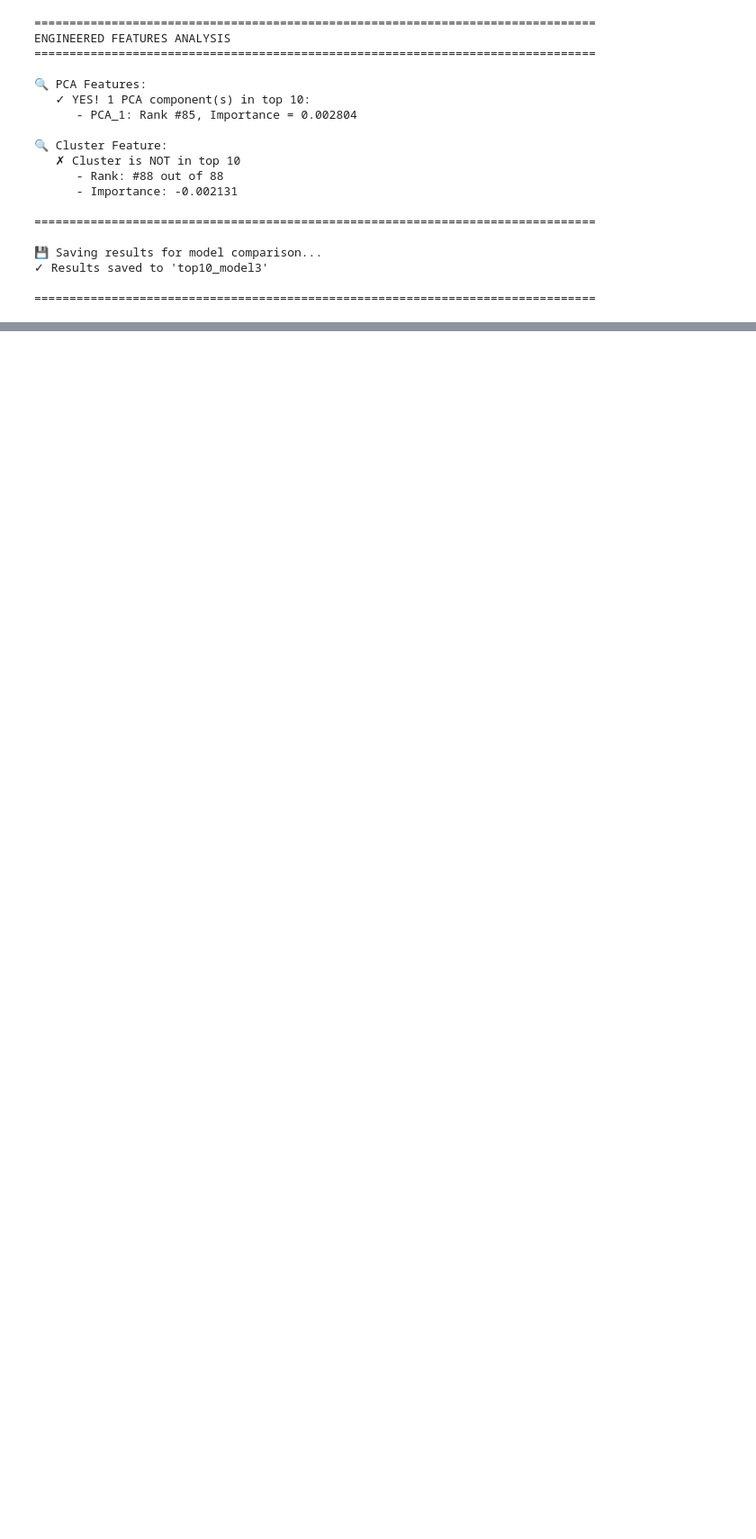
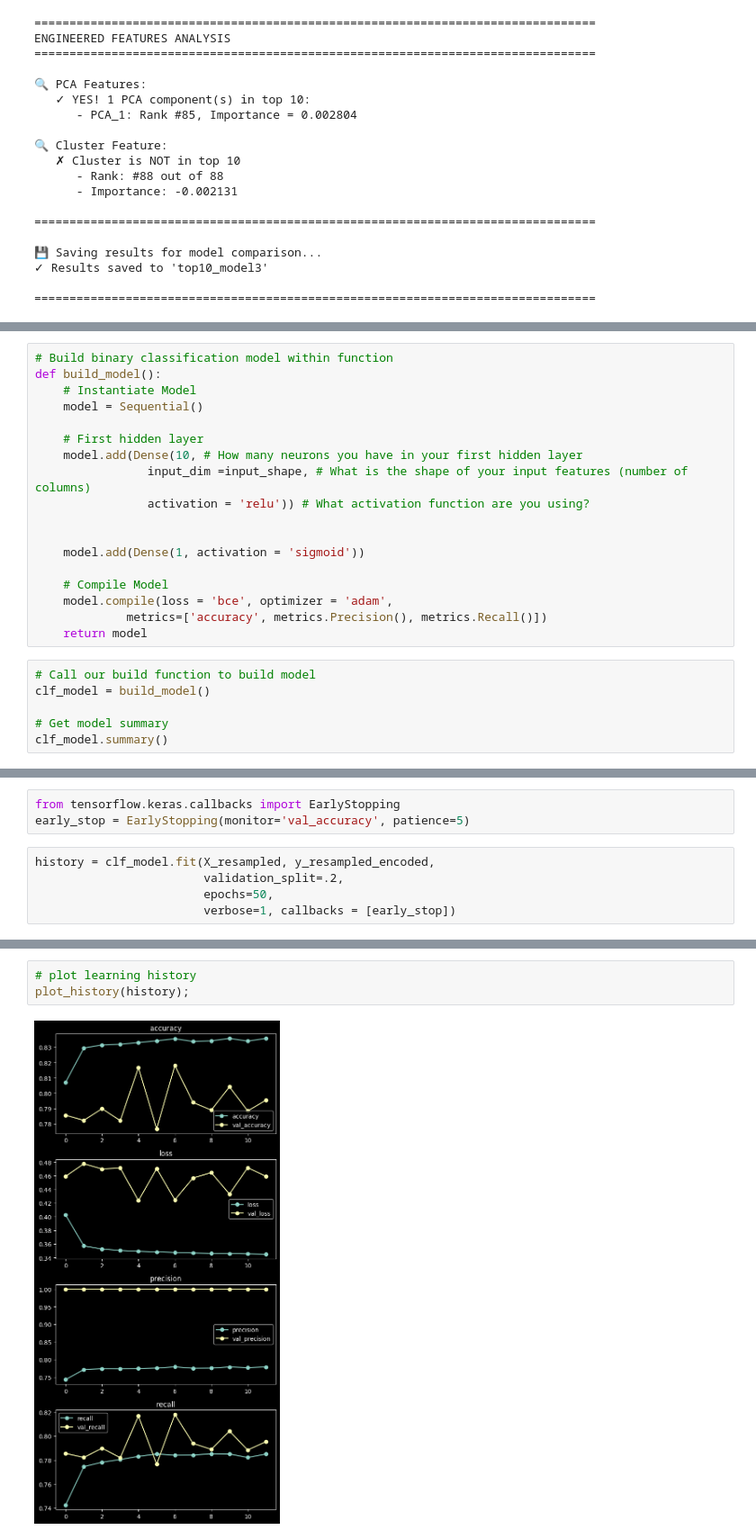
Before and after one commit to basharbayatna/Adult_Income-, a Jupyter notebook: Adult_Income.ipynb, the cells around one changed output, grey strips where cells are left out. Shown at 90% size. Cells and saved outputs as stored; diff of their text form; blank space fills up the shorter version.

```diff
--- a/Adult_Income.ipynb
+++ b/Adult_Income.ipynb
@@ -1554,0 +1614,24 @@ ENGINEERED FEATURES ANALYSIS
+# %%
+# Build binary classification model within function
+def build_model():
+    # Instantiate Model
+    model = Sequential()
+
+    # First hidden layer
+    model.add(Dense(10, # How many neurons you have in your first hidden layer
+                input_dim =input_shape, # What is the shape of your input features (number of columns)
+                activation = 'relu')) # What activation function are you using?
+
+
+    model.add(Dense(1, activation = 'sigmoid'))
+
+    # Compile Model
+    model.compile(loss = 'bce', optimizer = 'adam',
+             metrics=['accuracy', metrics.Precision(), metrics.Recall()])
+    return model
+# %%
+# Call our build function to build model
+clf_model = build_model()
+
+# Get model summary
+clf_model.summary()
@@ -1554,0 +1650,8 @@ ENGINEERED FEATURES ANALYSIS
+# %%
+from tensorflow.keras.callbacks import EarlyStopping
+early_stop = EarlyStopping(monitor='val_accuracy', patience=5)
+# %%
+history = clf_model.fit(X_resampled, y_resampled_encoded,
+                        validation_split=.2,
+                        epochs=50,
+                        verbose=1, callbacks = [early_stop])
@@ -1554,0 +1676,5 @@ ENGINEERED FEATURES ANALYSIS
+# %%
+# plot learning history
+plot_history(history);
+# %% [output]
+[figure, added]
```
Also changed, not shown: parts of 21 cells of this notebook.
